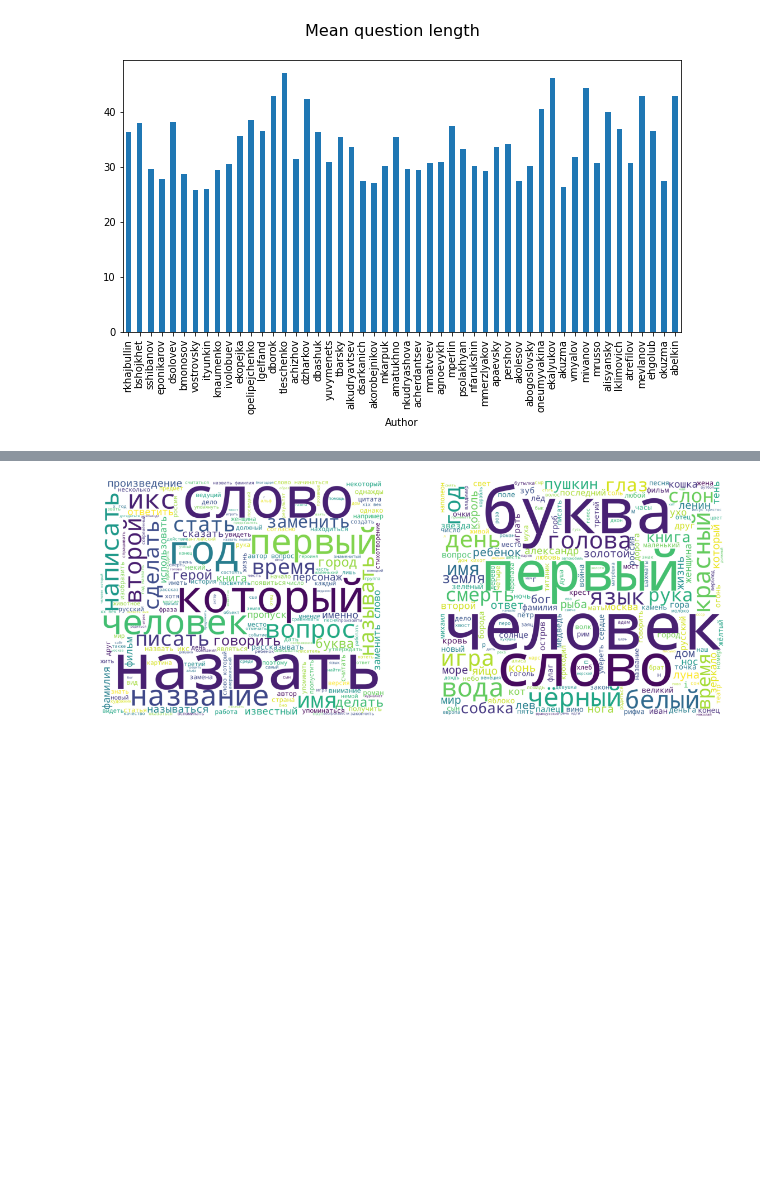
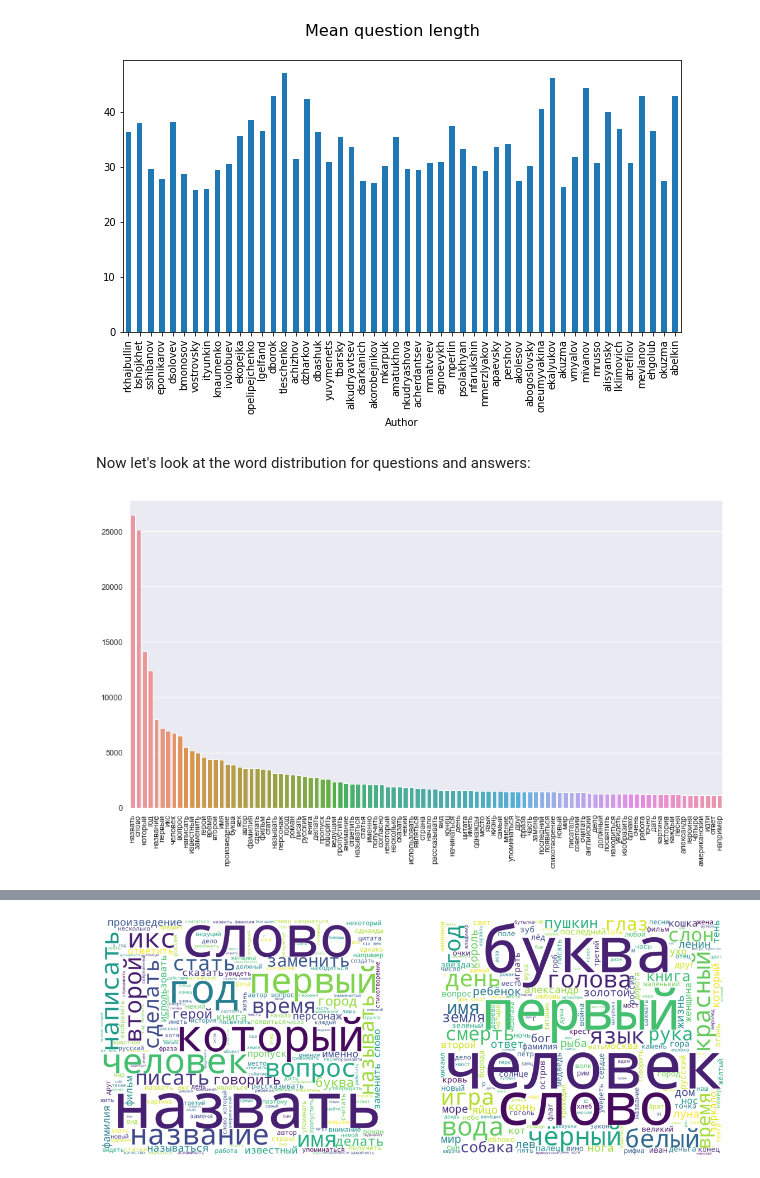
Before and after one commit to mary-el/nlp, a Jupyter notebook: main.ipynb, the cells around one changed output, grey strips where cells are left out. Saved outputs shown, nothing was run; the diff lists cells and outputs as text; code cells hidden in the pictures; blank space fills up the shorter version.

```diff
--- a/main.ipynb
+++ b/main.ipynb
@@ -374,3 +375,14 @@ q_len.plot(kind='bar')
 # %% [output]
 <AxesSubplot:xlabel='Author'>
 [figure]
+# %% [markdown]
+Now let's look at the word distribution for questions and answers:
+# %%
+import seaborn as sns
+sns.set(rc = {'figure.figsize':(15,8)})
+# %%
+fd = pd.Series(dict(nltk.FreqDist(list(word for sent in df_train['PreprocessedQuestion'] for word in sent if word not in STOPWORDS)).most_common(100)))
+sns.barplot(x=fd.index, y=fd.values)
+plt.xticks(rotation=90);
+# %% [output]
+[figure, added]
```
Also changed, not shown: parts of 28 cells of this notebook.
